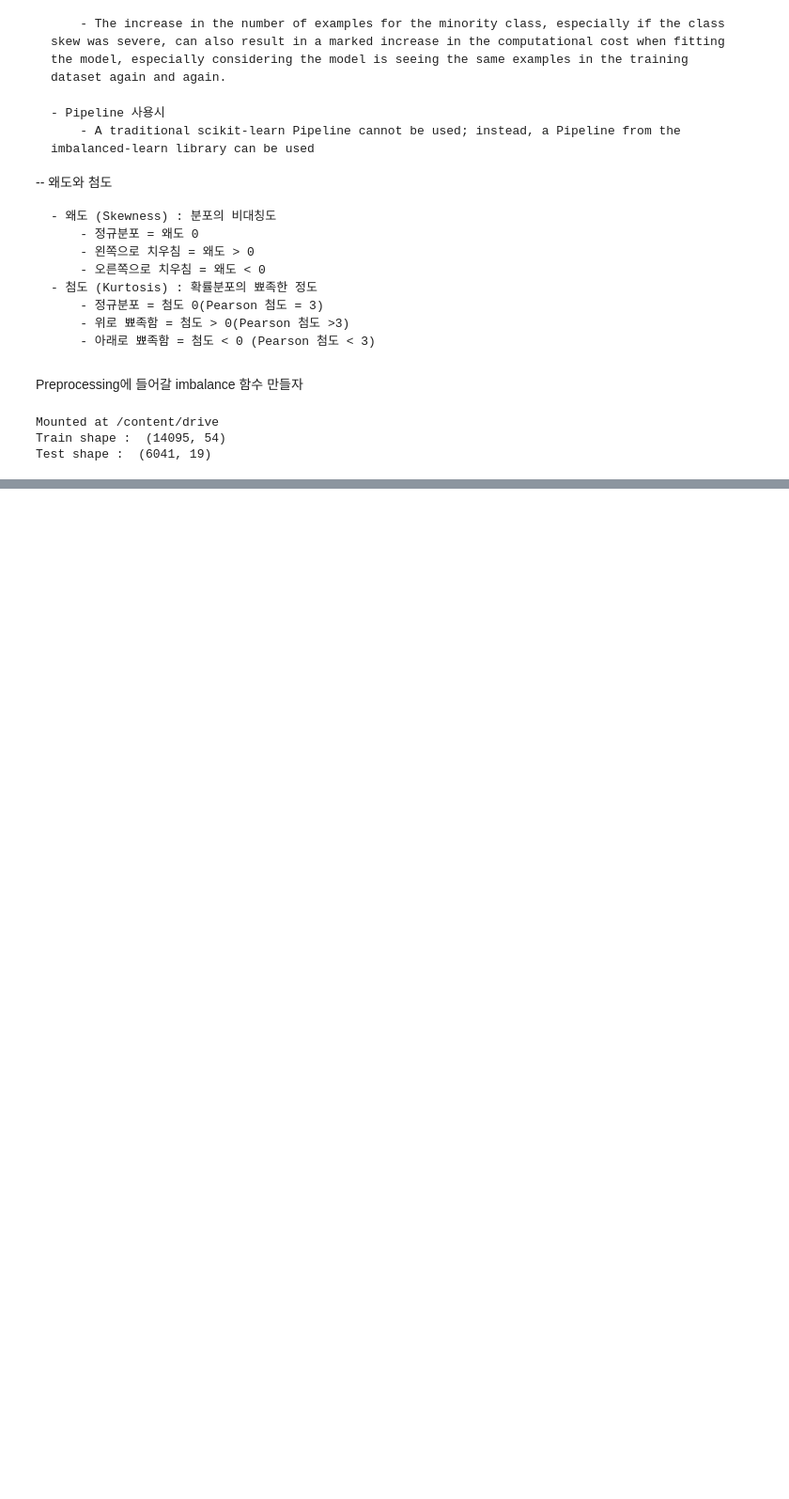
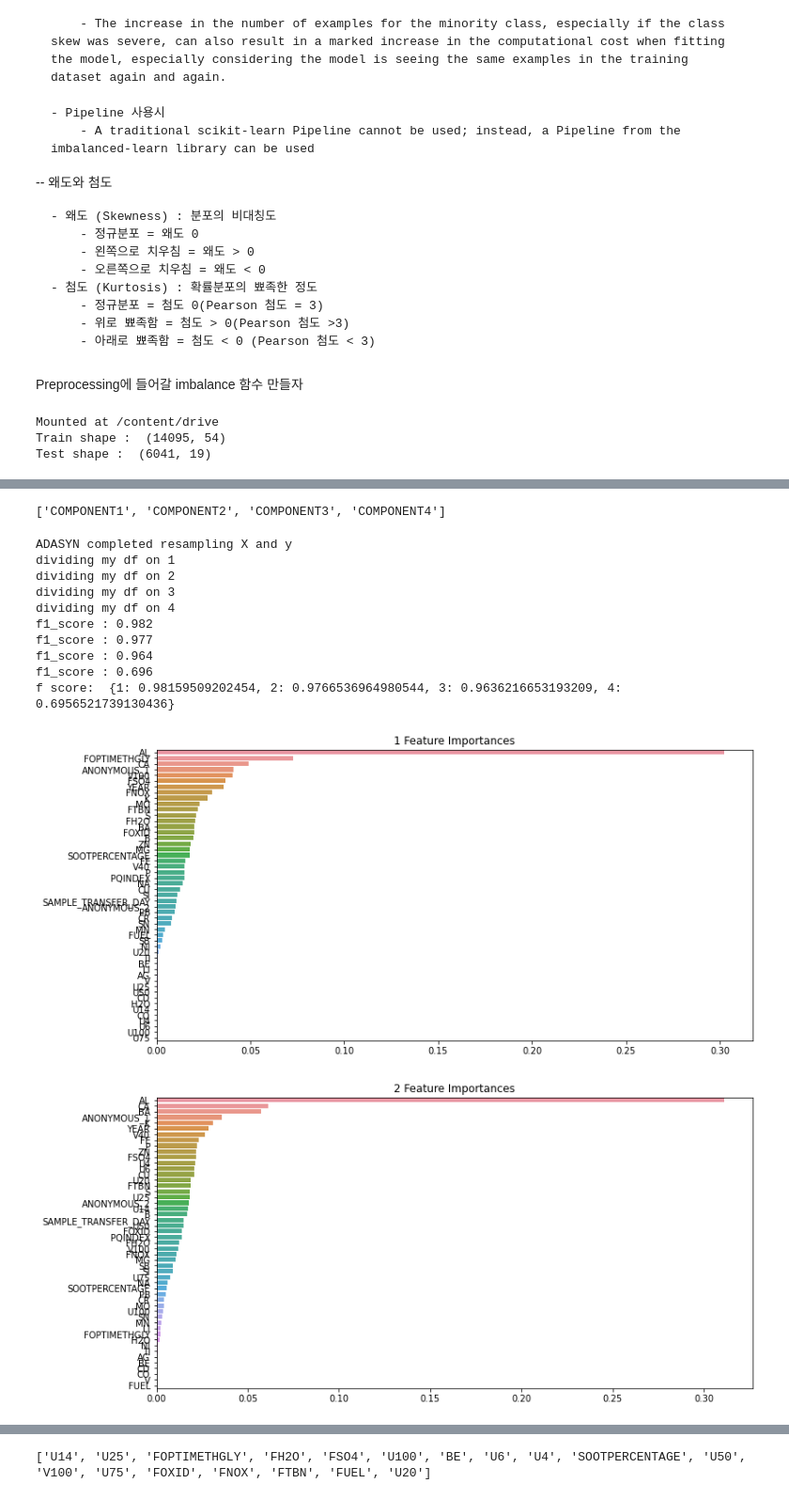
Before and after one commit to cswcjt/Dacon-Oil, a Jupyter notebook: imbalance.ipynb, the cells around one changed output, grey strips where cells are left out. Shown at 94% size. Cells and saved outputs as stored; diff of their text form; code cells hidden in the pictures; blank space fills up the shorter version.

```diff
--- a/imbalance.ipynb
+++ b/imbalance.ipynb
@@ -305,4 +162,0 @@ def classifier_with_group(classifier, dic) :
-# %%
-# data load
-train_df = oil().train
-train_df
@@ -401,0 +386,4 @@ def pipine(sampling_method = None, dimensionality = None, model = None) :
+# %%
+sorted(train["COMPONENT_ARBITRARY"].unique())#values
+# %% [output]
+['COMPONENT1', 'COMPONENT2', 'COMPONENT3', 'COMPONENT4']
@@ -401,0 +406,26 @@ def pipine(sampling_method = None, dimensionality = None, model = None) :
+# %%
+test = imbalance()
+train = test.train
+X = test.X.fillna(0)
+y = test.y.fillna(0)
+X2,y2 = test.sampling(X, y, "over", 'ADASYN')
+grouped_dic = test.grouping_df(X2,y2)
+split_X_y_bundle = test.split_X_y_bundle(grouped_dic)
+result_ = test.call_model_for_groups('classification', "RF", split_X_y_bundle)
+print(f"f score: ", result_[0])
+features = result_[1]
+drop_target_list = feature_importance_for_groups(features)
+print(drop_target_list)
+# %% [output]
+ADASYN completed resampling X and y
+dividing my df on 1
+dividing my df on 2
+dividing my df on 3
+dividing my df on 4
+f1_score : 0.982
+f1_score : 0.977
+f1_score : 0.964
+f1_score : 0.696
+f score:  {1: 0.98159509202454, 2: 0.9766536964980544, 3: 0.9636216653193209, 4: 0.6956521739130436}
+[figure, added]
+[figure, added]
@@ -401,0 +434 @@ def pipine(sampling_method = None, dimensionality = None, model = None) :
+['U14', 'U25', 'FOPTIMETHGLY', 'FH2O', 'FSO4', 'U100', 'BE', 'U6', 'U4', 'SOOTPERCENTAGE', 'U50', 'V100', 'U75', 'FOXID', 'FNOX', 'FTBN', 'FUEL', 'U20']
```
Also changed, not shown: parts of 24 cells of this notebook.
